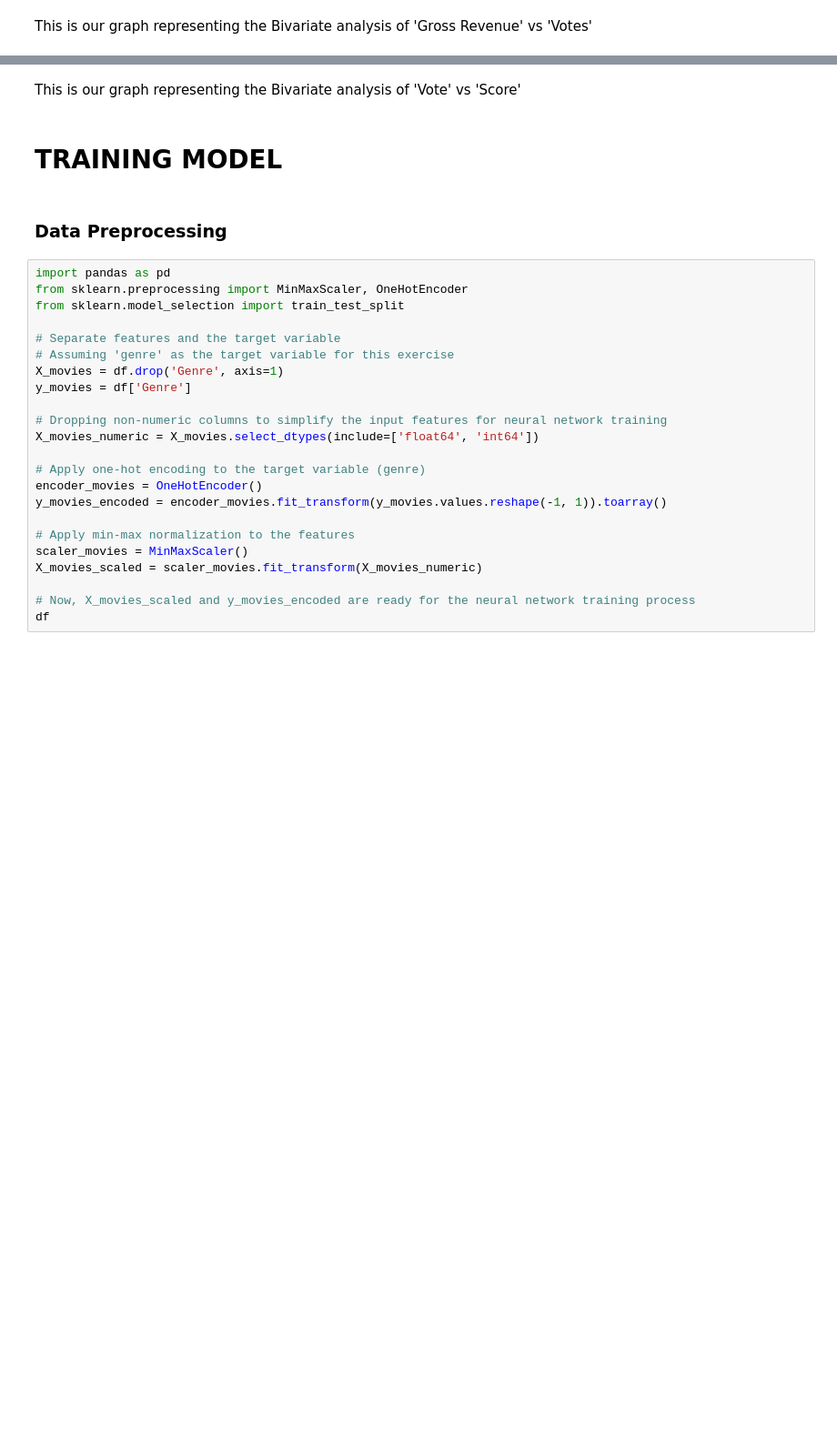
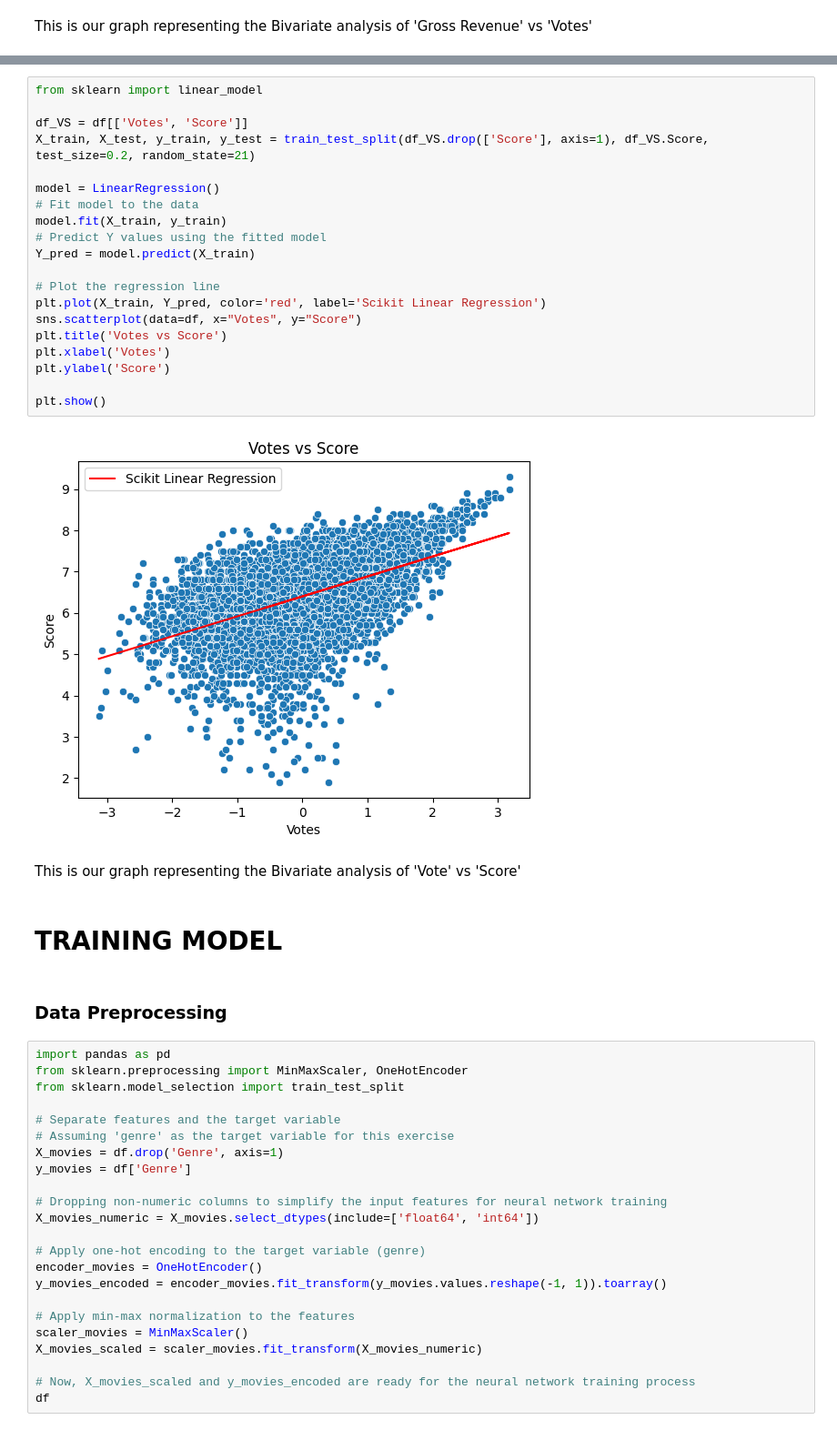
Before and after one commit to rpaquia/Machine-Learning-Project, a Jupyter notebook: training_model.ipynb, the cells around one changed output, grey strips where cells are left out. Shown at 91% size. Drawn from its saved outputs; the diff is of its cells as text; blank space fills up the shorter version.

```diff
--- a/training_model.ipynb
+++ b/training_model.ipynb
@@ -605,3 +655,25 @@ plt.show()
+# %%
+from sklearn import linear_model
+
+df_VS = df[['Votes', 'Score']]
+X_train, X_test, y_train, y_test = train_test_split(df_VS.drop(['Score'], axis=1), df_VS.Score, test_size=0.2, random_state=21)
+
+model = LinearRegression()
+# Fit model to the data
+model.fit(X_train, y_train)
+# Predict Y values using the fitted model
+Y_pred = model.predict(X_train)
+
+# Plot the regression line
+plt.plot(X_train, Y_pred, color='red', label='Scikit Linear Regression')
+sns.scatterplot(data=df, x="Votes", y="Score")
+plt.title('Votes vs Score')
+plt.xlabel('Votes')
+plt.ylabel('Score')
+
+plt.show()
+# %% [output]
+[figure, added]
 # %% [markdown]
 This is our graph representing the Bivariate analysis of 'Vote' vs 'Score'
 # %% [markdown]
```
Also changed, not shown: parts of 5 cells of this notebook.
